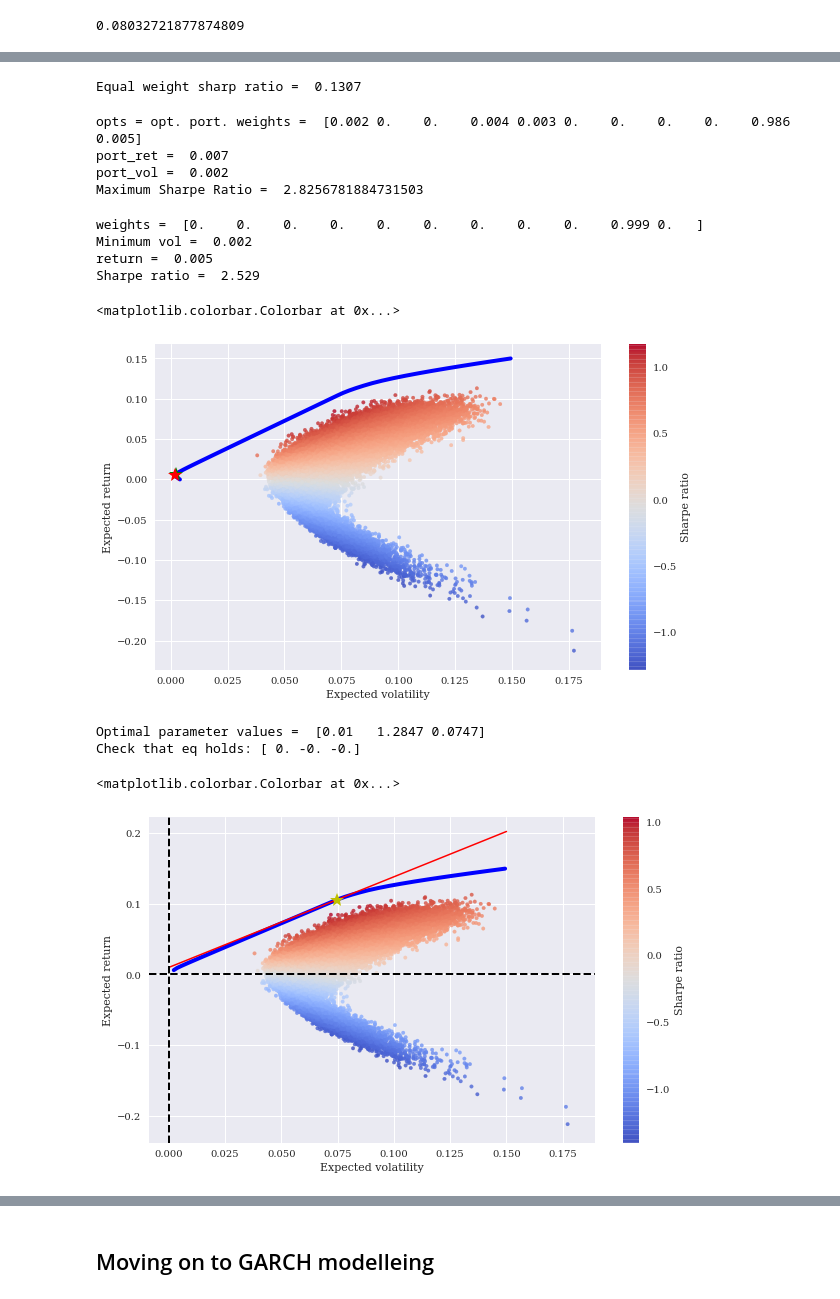
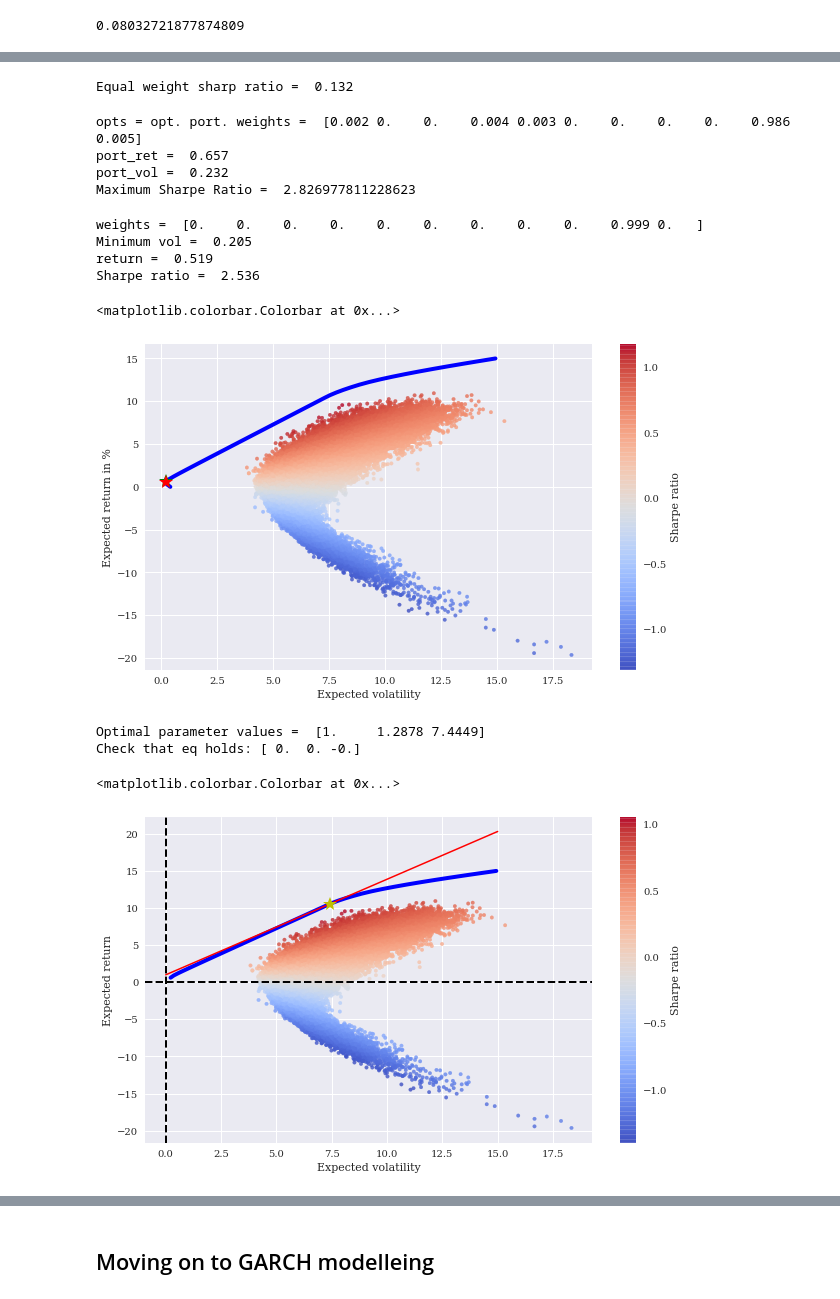
Before and after one commit to MartinBA741/Applied-Corporate-Finance, a Jupyter notebook: Yahoo Finance.ipynb, the cells around one changed output, grey strips where cells are left out. Saved outputs shown, nothing was run; the diff lists cells and outputs as text; code cells hidden in the pictures.

```diff
--- a/Yahoo Finance.ipynb
+++ b/Yahoo Finance.ipynb
@@ -64,7 +63,7 @@ rets = pd.DataFrame()
 for x in mylist:
     df[x] = pdr.get_data_yahoo(x, start=datetime.datetime(2011, 1, 1))['Adj Close']
     df_change['pct_c_{}'.format(x)] = df[x].pct_change()   #
-    rets[x] = np.log(df[x] / df[x].shift(1))
+    rets[x] = np.log(df[x] / df[x].shift(1))*100
 # %%
 rets.describe().round(4)
 # %% [output]
@@ -155,7 +154,7 @@ eweights = np.array(noa * [1. / noa,])
 
 print('Equal weight sharp ratio = ', -min_func_sharpe(eweights).round(4))
 # %% [output]
-Equal weight sharp ratio =  0.1307
+Equal weight sharp ratio =  0.132
 # %%
 # Max return
 #%%time
@@ -167,9 +166,9 @@ print('port_vol = ', port_vol(opts['x']).round(3))
 print('Maximum Sharpe Ratio = ', port_ret(opts['x']) / port_vol(opts['x']))
 # %% [output]
 opts = opt. port. weights =  [0.002 0.    0.    0.004 0.003 0.    0.    0.    0.    0.986 0.005]
-port_ret =  0.007
-port_vol =  0.002
-Maximum Sharpe Ratio =  2.8256781884731503
+port_ret =  0.657
+port_vol =  0.232
+Maximum Sharpe Ratio =  2.826977811228623
 # %%
 # Minimize Vol
 optv = sco.minimize(port_vol, eweights, method='SLSQP', bounds=bnds, constraints=cons)
@@ -179,9 +178,9 @@ print('return = ', port_ret(optv['x']).round(3))
 print('Sharpe ratio = ', (port_ret(optv['x']) / port_vol(optv['x'])).round(3))
 # %% [output]
 weights =  [0.    0.    0.    0.    0.    0.    0.    0.    0.    0.999 0.   ]
-Minimum vol =  0.002
-return =  0.005
-Sharpe ratio =  2.529
+Minimum vol =  0.205
+return =  0.519
+Sharpe ratio =  2.536
 # %%
 # Effecient Frontier pp. 224
 
@@ -193,7 +192,7 @@ cons = ({'type': 'eq', 'fun': lambda x: port_ret(x) - tret},
 bnds = tuple((0,1) for x in weights)
 
 # Target Return
-trets = np.linspace(0.0, 0.15, 50) # We want to find minimum vol portfolios to each target return (trets).
+trets = np.linspace(0.0, 15.0, 50) # We want to find minimum vol portfolios to each target return (trets).
 
 tvols = []
 for tret in trets:
@@ -209,11 +208,11 @@ plt.plot(tvols, trets, 'b', lw=4.0)
 plt.plot(port_vol(opts['x']), port_ret(opts['x']), 'g*', markersize=15.0)
 plt.plot(port_vol(optv['x']), port_ret(optv['x']), 'r*', markersize=15.0)
 plt.xlabel('Expected volatility')
-plt.ylabel('Expected return')
+plt.ylabel('Expected return in %')
 plt.colorbar(label='Sharpe ratio')
 # %% [output]
 <matplotlib.colorbar.Colorbar at 0x...>
-[figure, old version]
+[figure, new version]
 # %%
 # Capital Market Line pp. 425
 
@@ -233,7 +232,7 @@ def df(x):
     return sci.splev(x, tck, der=1)
 # %%
 # page 427
-def equations(p, rf=0.01):
+def equations(p, rf=1.0):
     eq1 = rf - p[0]
     eq2 = rf + p[1] * p[2] - f(p[2])
     eq3 = p[1] - df(p[2])
@@ -245,30 +244,30 @@ print('Optimal parameter values = ', opt.round(4))
 
 print('Check that eq holds:', np.round(equations(opt), 6))
 # %% [output]
-Optimal parameter values =  [0.01   1.2847 0.0747]
-Check that eq holds: [ 0. -0. -0.]
+Optimal parameter values =  [1.     1.2878 7.4449]
+Check that eq holds: [ 0.  0. -0.]
 # %%
 plt.figure(figsize=(10,6))
-plt.scatter(p_vols, p_rets, c=(p_rets-0.01) / p_vols,                      # Check rf = 0.01
+plt.scatter(p_vols, p_rets, c=(p_rets-1.0) / p_vols,                      # Check rf = 0.01
             marker='.', alpha=0.8, cmap='coolwarm')
 plt.plot(evols, erets, 'b', lw=4.0)
 
-cx = np.linspace(0.0, 0.15)
+cx = np.linspace(0.0, 15.0)
 plt.plot(cx, opt[0] + opt[1] * cx, 'r', lw=1.5)
 
 plt.plot(opt[2], f(opt[2]), 'y*', markersize=15)
 
 plt.grid(True)
 
 plt.axhline(0,color='k', ls='--', lw=2.0)
 plt.axvline(0,color='k', ls='--', lw=2.0)
 
 plt.xlabel('Expected volatility')
 plt.ylabel('Expected return')
 plt.colorbar(label='Sharpe ratio')
 # %% [output]
 <matplotlib.colorbar.Colorbar at 0x...>
-[figure, old version]
+[figure, new version]
 # %%
 cons = ({'type': 'eq', 'fun': lambda x: port_ret(x) - f(opt[2])},
     {'type': 'eq', 'fun': lambda x: np.sum(x)-1})
```
Also changed, not shown: parts of 23 cells of this notebook.
